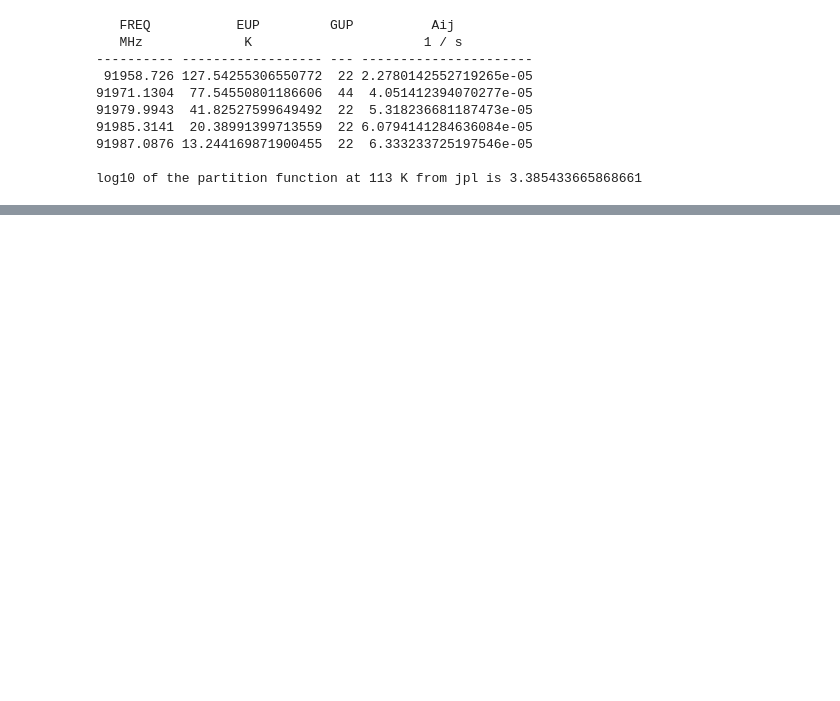
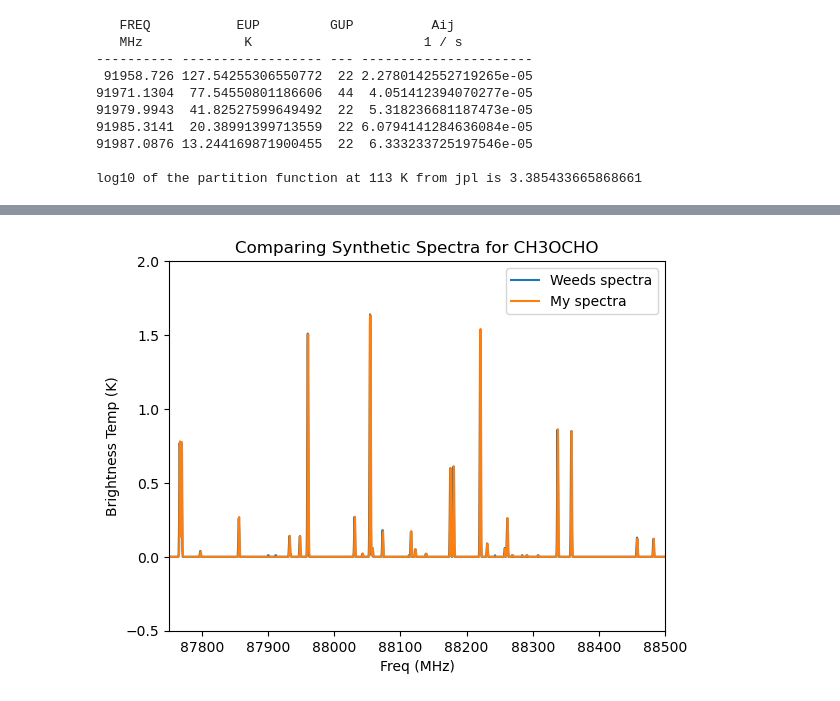
Before and after one commit to olbap213/Astro5470_Project, a Jupyter notebook: Three_Tests.ipynb, the cells around one changed output, grey strips where cells are left out. Cells and saved outputs as stored; diff of their text form; code cells hidden in the pictures; blank space fills up the shorter version.

```diff
--- a/Three_Tests.ipynb
+++ b/Three_Tests.ipynb
@@ -33,0 +38,19 @@ The values match
+# %%
+# Read in the Weeds synthetic spectra
+weeds_data = np.loadtxt('LTE_spectrum_ch3ocho/1_LTE_spectrum_ch3ocho.alma.txt', skiprows=1)
+freq = weeds_data[:,0]  # in MHz
+intense = weeds_data[:,1]  # in K
+
+spec_CH3OCHO = rad_trans('JPL', '60003 CH3OCHO', freq, 2.4e17, 160, 4.8, 1.22)
+
+plt.plot(freq, intense, label= "Weeds spectra")
+plt.plot(freq, spec_CH3OCHO, label= "My spectra")
+plt.xlim(87750, 88500)
+plt.ylim(-0.5, 2)
+plt.xlabel('Freq (MHz)')
+plt.ylabel('Brightness Temp (K)')
+plt.title('Comparing Synthetic Spectra for CH3OCHO')
+plt.legend()
+plt.show()
+# %% [output]
+[figure, added]
```
Also changed, not shown: parts of 9 cells of this notebook.
